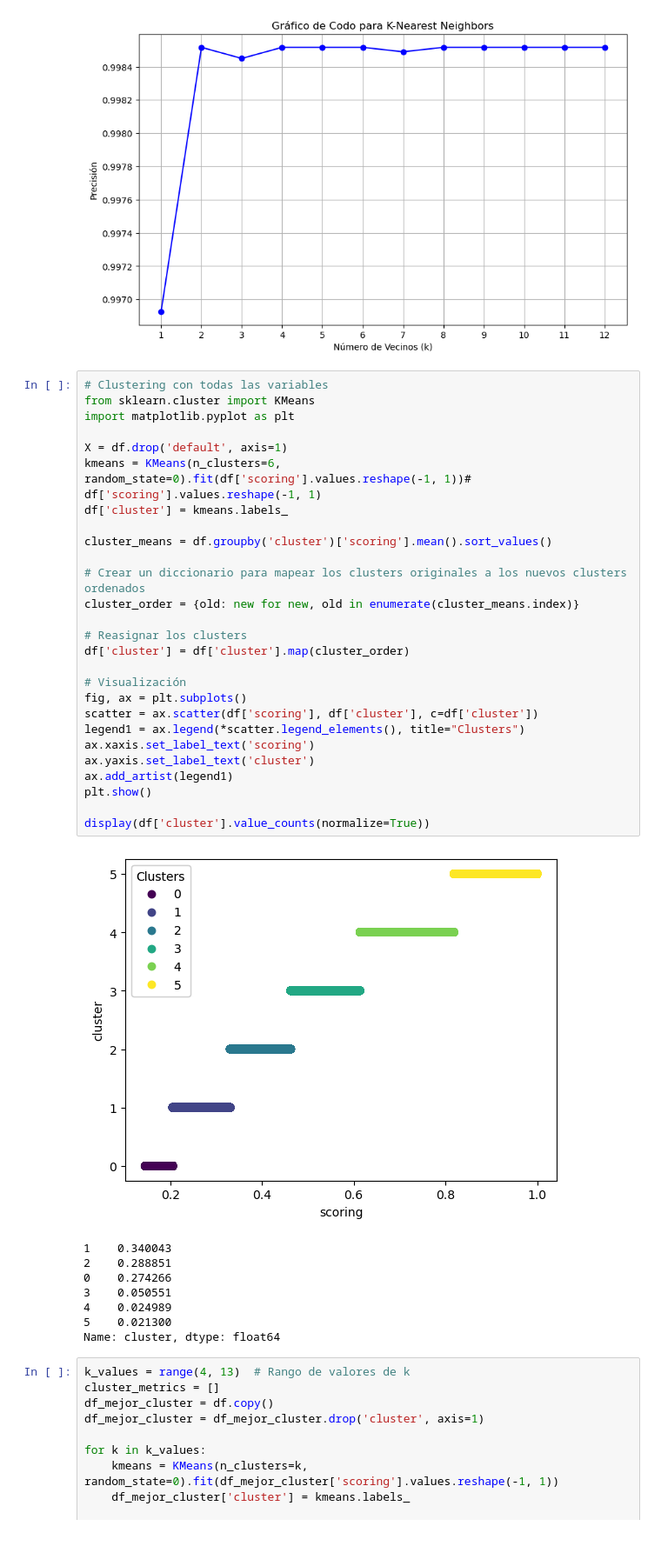
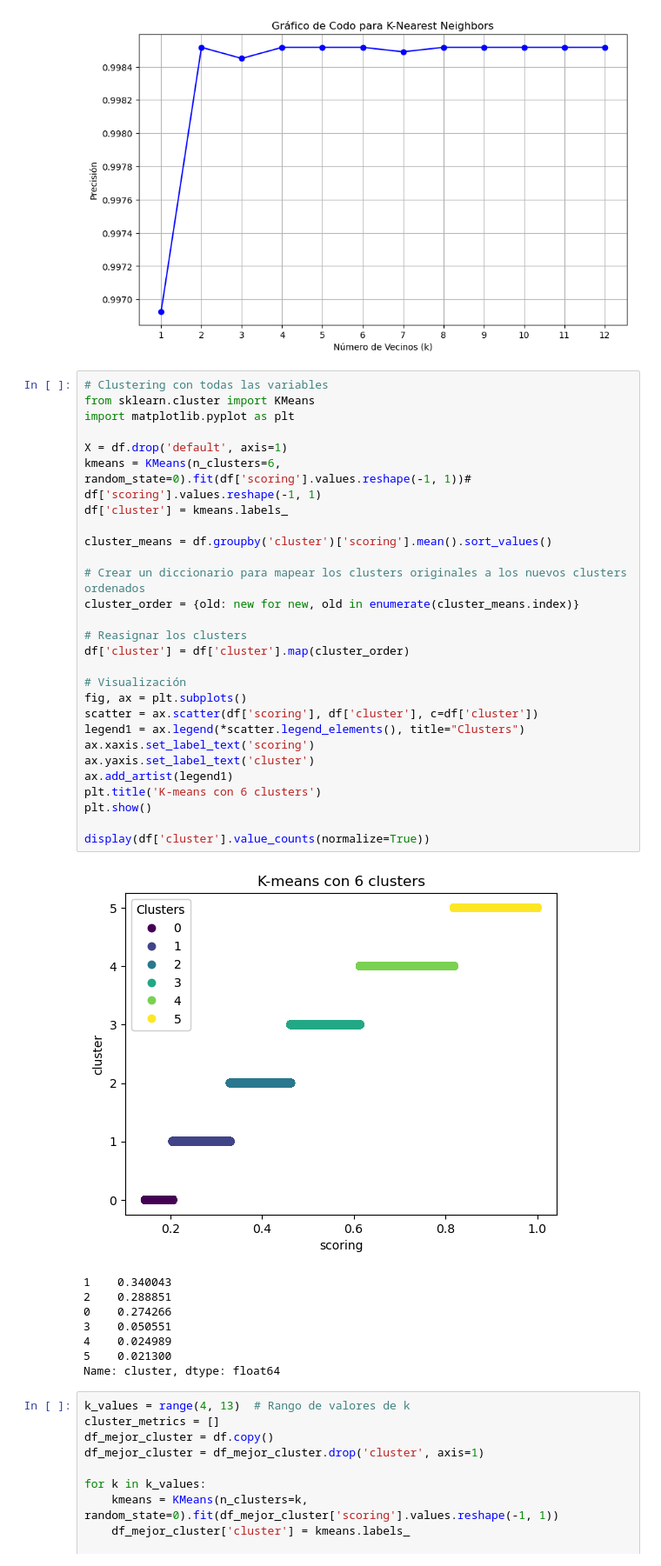
Before and after one commit to martamateosgon/Finanzas_MS, a Jupyter notebook: bucketizado.ipynb, the cells around one changed output. Shown at 87% size. Cells and saved outputs as stored; diff of their text form; blank space fills up the shorter version.

```diff
--- a/bucketizado.ipynb
+++ b/bucketizado.ipynb
@@ -60,32 +60,33 @@ plt.show()
 # %%
 # Clustering con todas las variables
 from sklearn.cluster import KMeans
 import matplotlib.pyplot as plt
 
 X = df.drop('default', axis=1)
 kmeans = KMeans(n_clusters=6, random_state=0).fit(df['scoring'].values.reshape(-1, 1))# df['scoring'].values.reshape(-1, 1)
 df['cluster'] = kmeans.labels_
 
 cluster_means = df.groupby('cluster')['scoring'].mean().sort_values()
 
 # Crear un diccionario para mapear los clusters originales a los nuevos clusters ordenados
 cluster_order = {old: new for new, old in enumerate(cluster_means.index)}
 
 # Reasignar los clusters
 df['cluster'] = df['cluster'].map(cluster_order)
 
 # Visualización
 fig, ax = plt.subplots()
 scatter = ax.scatter(df['scoring'], df['cluster'], c=df['cluster'])
 legend1 = ax.legend(*scatter.legend_elements(), title="Clusters")
 ax.xaxis.set_label_text('scoring')
 ax.yaxis.set_label_text('cluster')
 ax.add_artist(legend1)
+plt.title('K-means con 6 clusters')
 plt.show()
 
 display(df['cluster'].value_counts(normalize=True))
 # %% [output]
-[figure, old version]
+[figure, new version]
 1    0.340043
 2    0.288851
 0    0.274266
```
